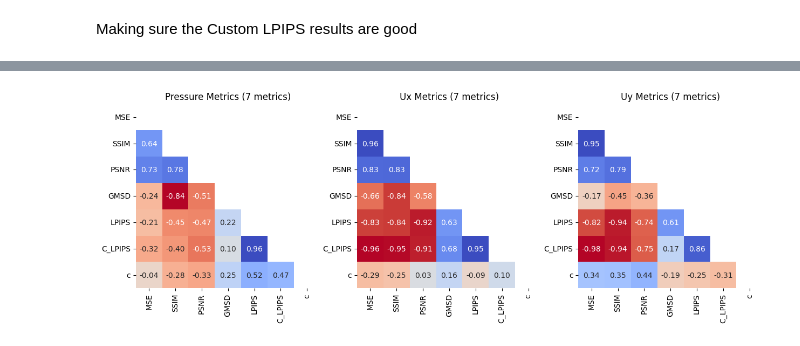
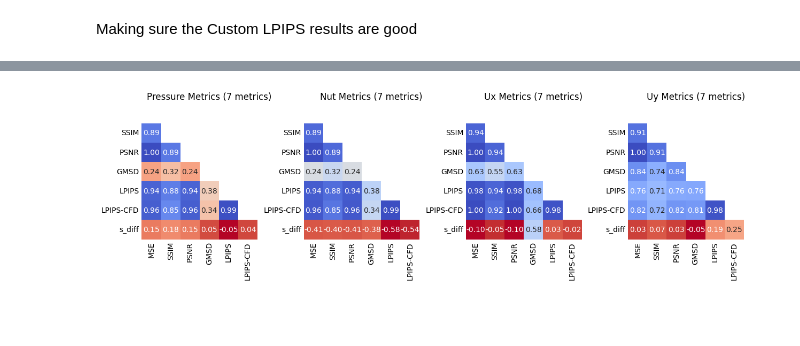
Before and after one commit to krngd2/AirfranceDatasetAnalysis, a Jupyter notebook: generic_iqa.ipynb, the cells around one changed output, grey strips where cells are left out. Cells and saved outputs as stored; diff of their text form; code cells hidden in the pictures; blank space fills up the shorter version.

```diff
--- a/generic_iqa.ipynb
+++ b/generic_iqa.ipynb
@@ -780,14 +923,20 @@ for samples in os.listdir(data_clipped_path):
     if samples.startswith('sample_'):
         samples_arr.append(samples)
 # %%
+scalar_results_df_p = results_df_p.copy()
+scalar_results_df_nut = results_df_nut.copy()
+scalar_results_df_ux = results_df_ux.copy()
+scalar_results_df_uy = results_df_uy.copy()
+
 for i, sample_name in enumerate(samples_arr):
     # find sample_name in comparison_results
     if sample_name in comparison_results.index:
         sample_row = comparison_results.loc[sample_name]
         values = sample_row.to_dict()
         # find results_df_p[i]
-        results_df_p.at[i, 'c'] = values['pressure_drag_diff_percent']
-        results_df_ux.at[i, 'c'] = values['cd_diff_percent']
-        results_df_uy.at[i, 'c'] = values['cl_diff_percent']
+        scalar_results_df_p.at[i, 's_diff'] = values['pressure_drag_diff_percent']
+        scalar_results_df_nut.at[i, 's_diff'] = values['viscous_drag_diff_percent']
+        scalar_results_df_ux.at[i, 's_diff'] = values['cd_diff_percent']
+        scalar_results_df_uy.at[i, 's_diff'] = values['cl_diff_percent']
     else:
         print(f"Sample {sample_name} not found in comparison_results")
@@ -794,40 +970,53 @@ for i, sample_name in enumerate(samples_arr):
 # %%
 # DYNAMIC CORRELATION VISUALIZATION
 
 import seaborn as sns
 import matplotlib.pyplot as plt
 import numpy as np
-
+corr_method = 'spearman'
 # Automatically adjust figure size based on number of metrics
-n_metrics = len(results_df_p.columns)
+n_metrics = len(scalar_results_df_p.columns)
 fig_width = max(15, n_metrics * 2)  # Minimum 15, scale with metrics
-fig, axes = plt.subplots(1, 3, figsize=(fig_width, 5))
+fig, axes = plt.subplots(1, 4, figsize=(fig_width, 5))
 
 # Pressure
-sns.heatmap(results_df_p.corr(), annot=True, cmap='coolwarm_r', fmt='.2f',
+sns.heatmap(scalar_results_df_p.corr(method=corr_method), annot=True, cmap='coolwarm_r', fmt='.2f',
             square=True, cbar_kws={"shrink": .8},
-            mask=np.triu(np.ones_like(results_df_p.corr(), dtype=bool)), ax=axes[0])
+            mask=np.triu(np.ones_like(scalar_results_df_p.corr(method=corr_method), dtype=bool)), ax=axes[0])
 axes[0].set_title(f'Pressure Metrics ({n_metrics} metrics)')
 if len(axes[0].collections) > 0:
     axes[0].collections[0].colorbar.remove()
 
-# Ux
-sns.heatmap(results_df_ux.corr(), annot=True, cmap='coolwarm_r', fmt='.2f',
+# Nut
+sns.heatmap(scalar_results_df_nut.corr(method=corr_method), annot=True, cmap='coolwarm_r', fmt='.2f',
             square=True, cbar_kws={"shrink": .8},
-            mask=np.triu(np.ones_like(results_df_ux.corr(), dtype=bool)), ax=axes[1])
-axes[1].set_title(f'Ux Metrics ({n_metrics} metrics)')
+            mask=np.triu(np.ones_like(scalar_results_df_nut.corr(method=corr_method), dtype=bool)), ax=axes[1])
+axes[1].set_title(f'Nut Metrics ({n_metrics} metrics)')
 if len(axes[1].collections) > 0:
     axes[1].collections[0].colorbar.remove()
 
-# Uy
-sns.heatmap(results_df_uy.corr(), annot=True, cmap='coolwarm_r', fmt='.2f',
+# Ux
+sns.heatmap(scalar_results_df_ux.corr(method=corr_method), annot=True, cmap='coolwarm_r', fmt='.2f',
             square=True, cbar_kws={"shrink": .8},
-            mask=np.triu(np.ones_like(results_df_uy.corr(), dtype=bool)), ax=axes[2])
-axes[2].set_title(f'Uy Metrics ({n_metrics} metrics)')
+            mask=np.triu(np.ones_like(scalar_results_df_ux.corr(method=corr_method), dtype=bool)), ax=axes[2])
+axes[2].set_title(f'Ux Metrics ({n_metrics} metrics)')
 if len(axes[2].collections) > 0:
     axes[2].collections[0].colorbar.remove()
 
+# Uy
+sns.heatmap(scalar_results_df_uy.corr(method=corr_method), annot=True, cmap='coolwarm_r', fmt='.2f',
+            square=True, cbar_kws={"shrink": .8},
+            mask=np.triu(np.ones_like(scalar_results_df_uy.corr(method=corr_method), dtype=bool)), ax=axes[3])
+axes[3].set_title(f'Uy Metrics ({n_metrics} metrics)')
+if len(axes[3].collections) > 0:
+    axes[3].collections[0].colorbar.remove()
+
+hide_corners(axes[0])
+hide_corners(axes[1])
+hide_corners(axes[2])
+hide_corners(axes[3])
+
 plt.rcParams.update({'font.size': 10})
 plt.show()
 # %% [output]
-[figure, old version]
+[figure, new version]
```
Also changed, not shown: parts of 17 cells of this notebook, 11 other files.
